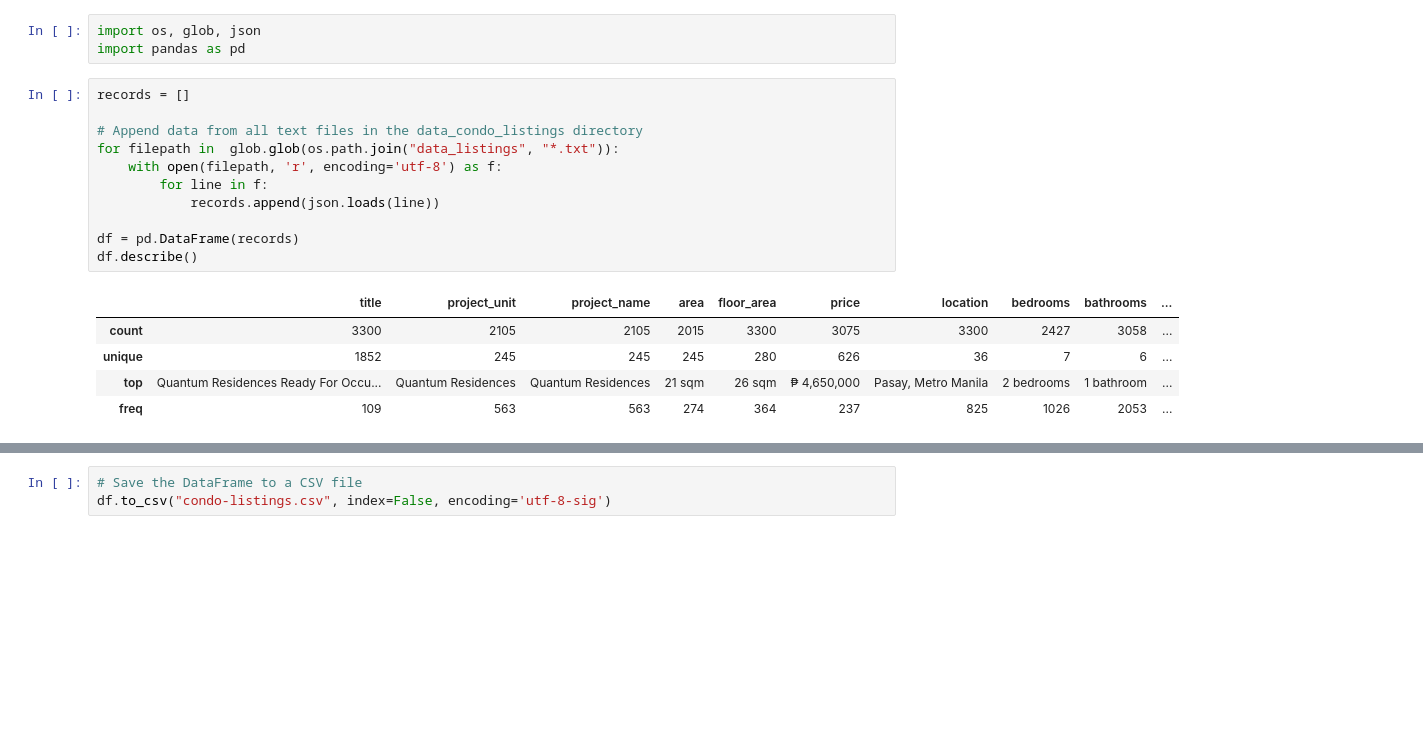
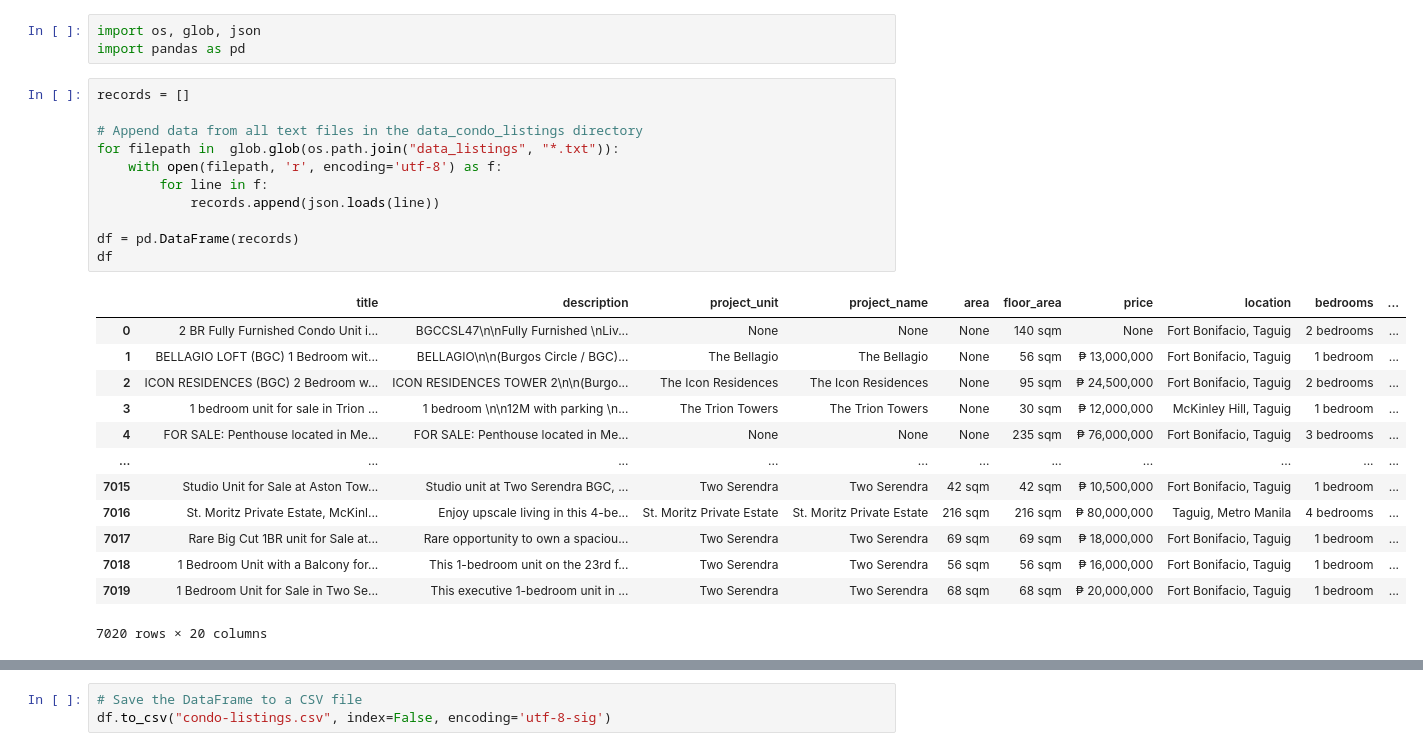
Before and after one commit to darryl-john/condo-amenity-proximity, a Jupyter notebook: data-clean-listings.ipynb, the cells around one changed output, grey strips where cells are left out. Saved outputs shown, nothing was run; the diff lists cells and outputs as text; blank space fills up the shorter version.

```diff
--- a/data-clean-listings.ipynb
+++ b/data-clean-listings.ipynb
@@ -4,20 +4,28 @@ import pandas as pd
 # %%
 records = []
 
 # Append data from all text files in the data_condo_listings directory
 for filepath in  glob.glob(os.path.join("data_listings", "*.txt")):
     with open(filepath, 'r', encoding='utf-8') as f:
         for line in f:
             records.append(json.loads(line))
 
 df = pd.DataFrame(records)
-df.describe()
+df
 # %% [output]
-|  | title | project_unit | project_name | area | floor_area | price | location | bedrooms | bathrooms | ... |
-| count | 3300 | 2105 | 2105 | 2015 | 3300 | 3075 | 3300 | 2427 | 3058 | ... |
-| unique | 1852 | 245 | 245 | 245 | 280 | 626 | 36 | 7 | 6 | ... |
-| top | Quantum Residences Ready For Occu... | Quantum Residences | Quantum Residences | 21 sqm | 26 sqm | ₱ 4,650,000 | Pasay, Metro Manila | 2 bedrooms | 1 bathroom | ... |
-| freq | 109 | 563 | 563 | 274 | 364 | 237 | 825 | 1026 | 2053 | ... |
+|  | title | description | project_unit | project_name | area | floor_area | price | location | bedrooms | ... |
+| 0 | 2 BR Fully Furnished Condo Unit i... | BGCCSL47\n\nFully Furnished \nLiv... | None | None | None | 140 sqm | None | Fort Bonifacio, Taguig | 2 bedrooms | ... |
+| 1 | BELLAGIO LOFT (BGC) 1 Bedroom wit... | BELLAGIO\n\n(Burgos Circle / BGC)... | The Bellagio | The Bellagio | None | 56 sqm | ₱ 13,000,000 | Fort Bonifacio, Taguig | 1 bedroom | ... |
+| 2 | ICON RESIDENCES (BGC) 2 Bedroom w... | ICON RESIDENCES TOWER 2\n\n(Burgo... | The Icon Residences | The Icon Residences | None | 95 sqm | ₱ 24,500,000 | Fort Bonifacio, Taguig | 2 bedrooms | ... |
+| 3 | 1 bedroom unit for sale in Trion ... | 1 bedroom \n\n12M with parking \n... | The Trion Towers | The Trion Towers | None | 30 sqm | ₱ 12,000,000 | McKinley Hill, Taguig | 1 bedroom | ... |
+| 4 | FOR SALE: Penthouse located in Me... | FOR SALE: Penthouse located in Me... | None | None | None | 235 sqm | ₱ 76,000,000 | Fort Bonifacio, Taguig | 3 bedrooms | ... |
+| ... | ... | ... | ... | ... | ... | ... | ... | ... | ... | ... |
+| 7015 | Studio Unit for Sale at Aston Tow... | Studio unit at Two Serendra BGC, ... | Two Serendra | Two Serendra | 42 sqm | 42 sqm | ₱ 10,500,000 | Fort Bonifacio, Taguig | 1 bedroom | ... |
+| 7016 | St. Moritz Private Estate, McKinl... | Enjoy upscale living in this 4-be... | St. Moritz Private Estate | St. Moritz Private Estate | 216 sqm | 216 sqm | ₱ 80,000,000 | Taguig, Metro Manila | 4 bedrooms | ... |
+| 7017 | Rare Big Cut 1BR unit for Sale at... | Rare opportunity to own a spaciou... | Two Serendra | Two Serendra | 69 sqm | 69 sqm | ₱ 18,000,000 | Fort Bonifacio, Taguig | 1 bedroom | ... |
+| 7018 | 1 Bedroom Unit with a Balcony for... | This 1-bedroom unit on the 23rd f... | Two Serendra | Two Serendra | 56 sqm | 56 sqm | ₱ 16,000,000 | Fort Bonifacio, Taguig | 1 bedroom | ... |
+| 7019 | 1 Bedroom Unit for Sale in Two Se... | This executive 1-bedroom unit in ... | Two Serendra | Two Serendra | 68 sqm | 68 sqm | ₱ 20,000,000 | Fort Bonifacio, Taguig | 1 bedroom | ... |
+7020 rows × 20 columns
 # %%
 # Drop 'publish_date' column and remove duplicates
 df = df.drop(columns=['publish_date']).drop_duplicates()
```
Also changed, not shown: parts of 2 cells of this notebook, 38 other files.
